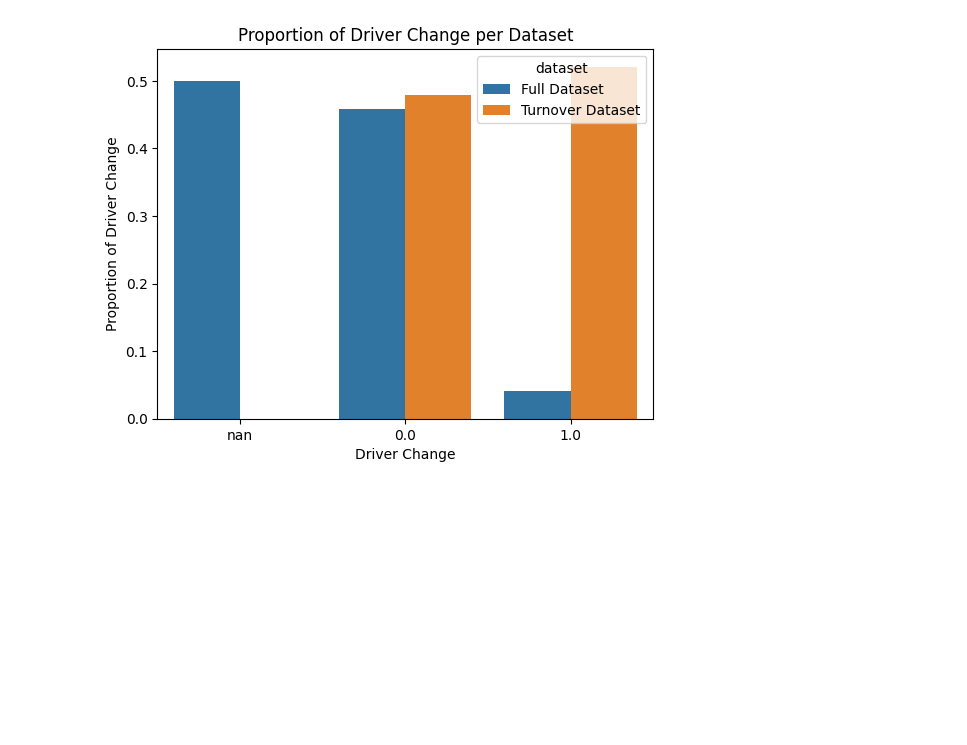
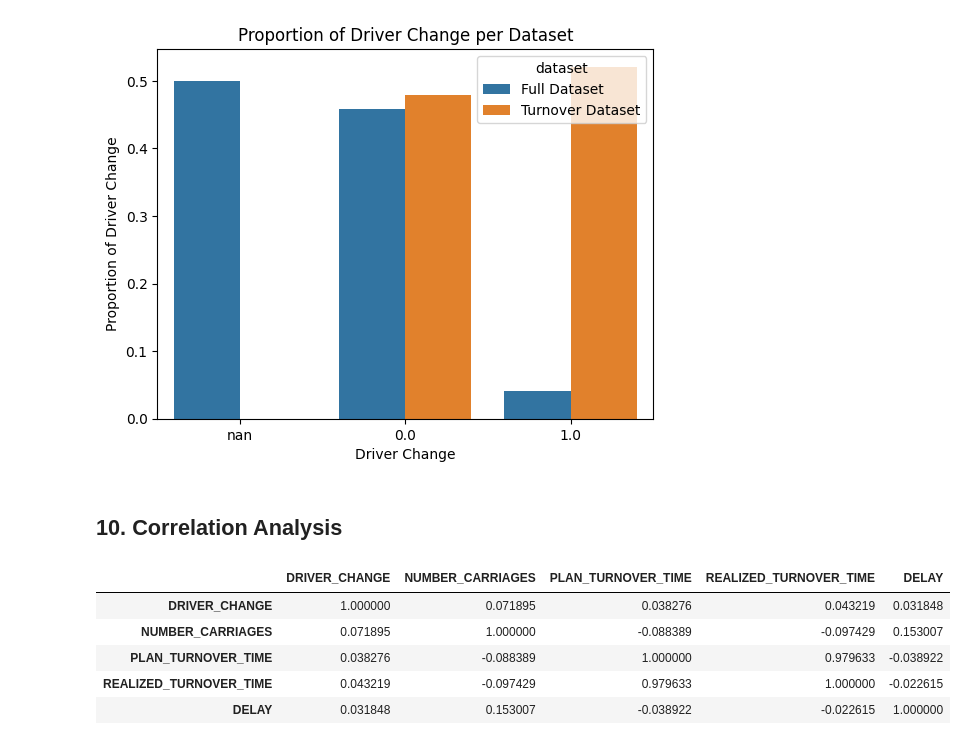
Before and after one commit to timrentenaar/NS_TURNOVER_TIMES, a Jupyter notebook: notebooks/Data_Exploration.ipynb, the cells around one changed output. Saved outputs shown, nothing was run; the diff lists cells and outputs as text; code cells hidden in the pictures; blank space fills up the shorter version.

Commit message:
Correlation Matrix

```diff
--- a/notebooks/Data_Exploration.ipynb
+++ b/notebooks/Data_Exploration.ipynb
@@ -527,3 +533,17 @@ plt.ylabel('Proportion of Driver Change')
 plt.show()
 # %% [output]
 [figure]
+# %% [markdown]
+## 10. Correlation Analysis
+# %%
+df_numerical = turnover_df[["DRIVER_CHANGE","NUMBER_CARRIAGES", "PLAN_TURNOVER_TIME", "REALIZED_TURNOVER_TIME", "DELAY"]]
+
+corr = df_numerical.corr()
+corr.style.background_gradient(cmap='coolwarm')
+# %% [output]
+|  | DRIVER_CHANGE | NUMBER_CARRIAGES | PLAN_TURNOVER_TIME | REALIZED_TURNOVER_TIME | DELAY |
+| DRIVER_CHANGE | 1.000000 | 0.071895 | 0.038276 | 0.043219 | 0.031848 |
+| NUMBER_CARRIAGES | 0.071895 | 1.000000 | -0.088389 | -0.097429 | 0.153007 |
+| PLAN_TURNOVER_TIME | 0.038276 | -0.088389 | 1.000000 | 0.979633 | -0.038922 |
+| REALIZED_TURNOVER_TIME | 0.043219 | -0.097429 | 0.979633 | 1.000000 | -0.022615 |
+| DELAY | 0.031848 | 0.153007 | -0.038922 | -0.022615 | 1.000000 |
```
Also changed, not shown: parts of 4 cells of this notebook.
